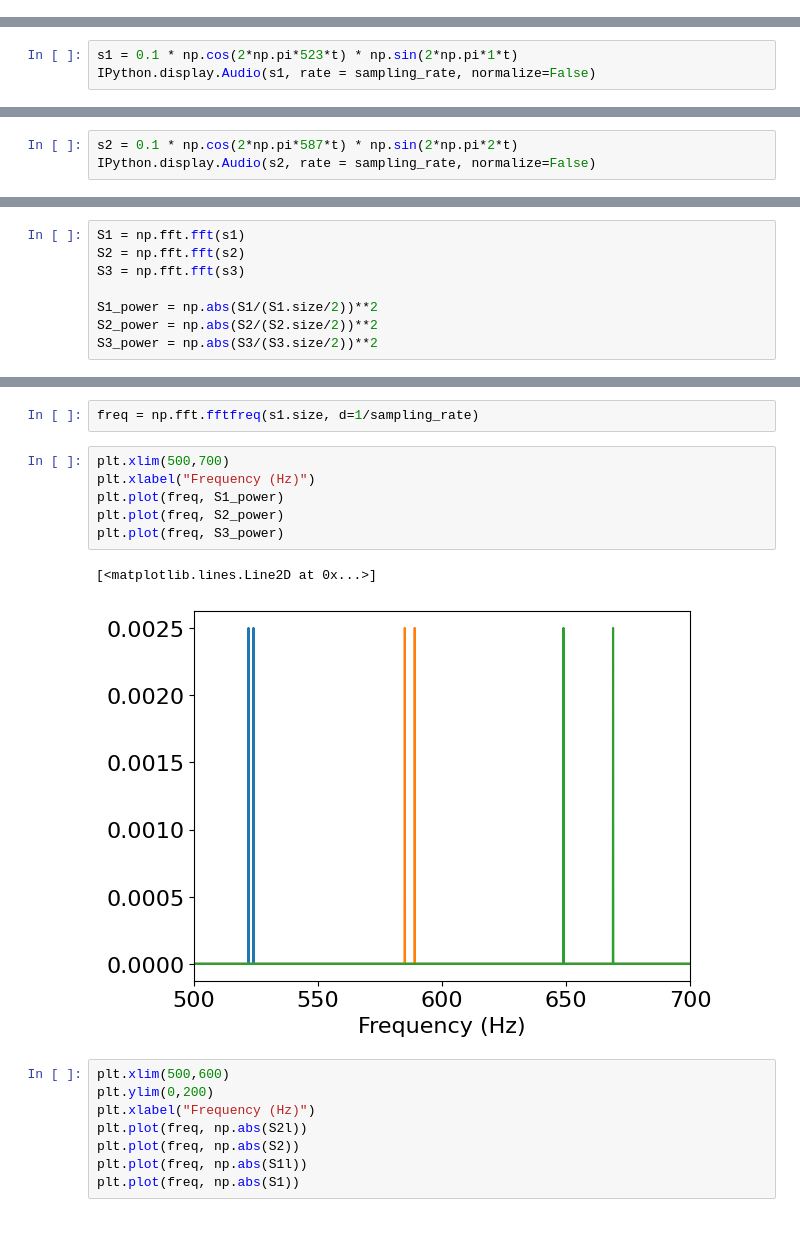
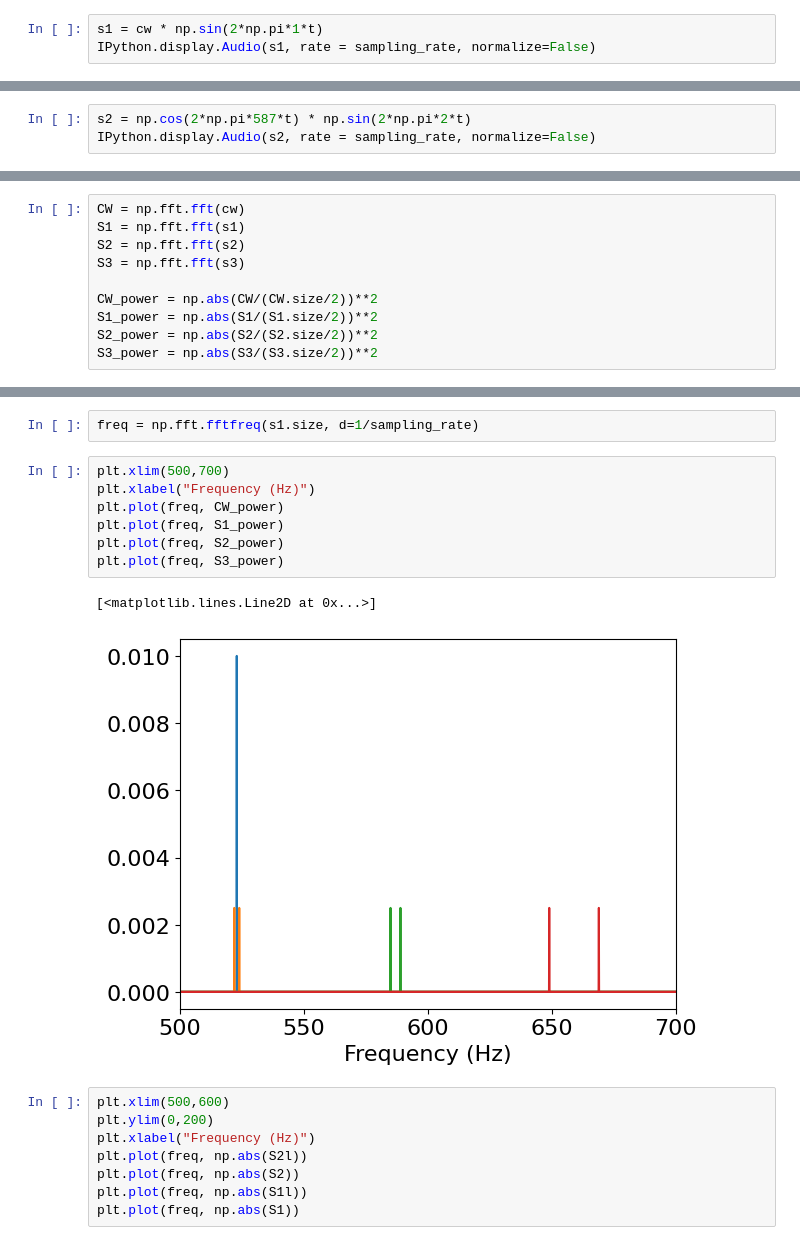
Before and after one commit to kojiyam/information-transmission-engineering, a Jupyter notebook: jd3_bandwidth.ipynb, the cells around one changed output, grey strips where cells are left out. Cells and saved outputs as stored; diff of their text form.

```diff
--- a/jd3_bandwidth.ipynb
+++ b/jd3_bandwidth.ipynb
@@ -23,0 +29,3 @@ t = np.arange( T_LENGTH * sampling_rate ) / sampling_rate # サンプリング
+# %%
+s1 = cw * np.sin(2*np.pi*1*t)
+IPython.display.Audio(s1, rate = sampling_rate, normalize=False)
@@ -24,8 +34,5 @@ t = np.arange( T_LENGTH * sampling_rate ) / sampling_rate # サンプリング
 # %%
-s1 = 0.1 * np.cos(2*np.pi*523*t) * np.sin(2*np.pi*1*t)
-IPython.display.Audio(s1, rate = sampling_rate, normalize=False)
+s2 = np.cos(2*np.pi*587*t) * np.sin(2*np.pi*2*t)
+IPython.display.Audio(s2, rate = sampling_rate, normalize=False)
 # %% [output]
 [interactive output not drawn]
-# %%
-s2 = 0.1 * np.cos(2*np.pi*587*t) * np.sin(2*np.pi*2*t)
-IPython.display.Audio(s2, rate = sampling_rate, normalize=False)
@@ -61,10 +66,12 @@ plt.plot(t, s2l)
 # %% [markdown]
 # 周波数軸上
 # %%
+CW = np.fft.fft(cw)
 S1 = np.fft.fft(s1)
 S2 = np.fft.fft(s2)
 S3 = np.fft.fft(s3)
 
+CW_power = np.abs(CW/(CW.size/2))**2
 S1_power = np.abs(S1/(S1.size/2))**2
 S2_power = np.abs(S2/(S2.size/2))**2
 S3_power = np.abs(S3/(S3.size/2))**2
@@ -78,12 +85,13 @@ freq = np.fft.fftfreq(s1.size, d=1/sampling_rate)
 # %%
 plt.xlim(500,700)
 plt.xlabel("Frequency (Hz)")
+plt.plot(freq, CW_power)
 plt.plot(freq, S1_power)
 plt.plot(freq, S2_power)
 plt.plot(freq, S3_power)
 # %% [output]
 [<matplotlib.lines.Line2D at 0x...>]
-[figure, old version]
+[figure, new version]
 # %%
 plt.xlim(500,600)
 plt.ylim(0,200)
```
Also changed, not shown: parts of 5 cells of this notebook.
